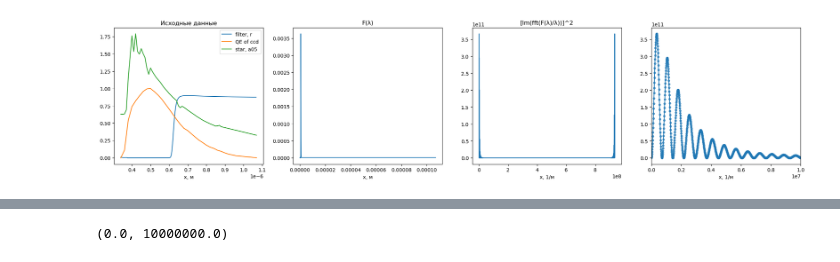
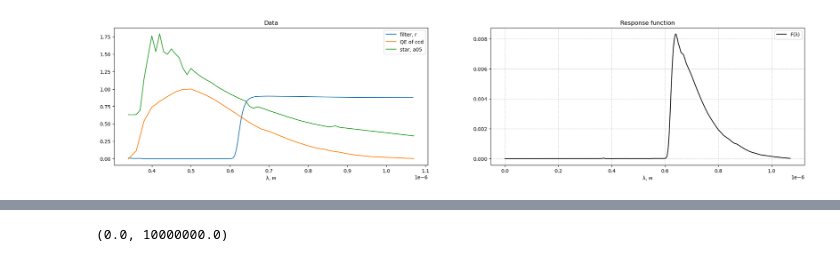
Before and after one commit to AntonMate/domecam, a Jupyter notebook: ResponseFunc.ipynb, the cells around one changed output, grey strips where cells are left out. Saved outputs shown, nothing was run; the diff lists cells and outputs as text; code cells hidden in the pictures.

```diff
--- a/ResponseFunc.ipynb
+++ b/ResponseFunc.ipynb
@@ -2,6 +2,7 @@
 import pandas as pd
 import numpy as np
 import matplotlib.pyplot as plt
+np.seterr(all="ignore")
 
 # --------------------- Spectral Responce --------------------------
 spectral_filter = pd.read_csv("KC19_d16t4_Safonov.csv", sep = ';')
@@ -30,86 +31,33 @@ Y3 = star['Y']
 
 # т.к. разбивка по осям отличается, нужно свести их к одной, потому что далее мы будем перемножать значения, чтобы
 # определить функцию спектрального отклика
-coeff = 100
+coeff = 1
 k = 1000*coeff
 max_lambda = tmp_max*coeff
-print('max lambda:', max_lambda, '[нм]')
-print('шаг по длине волны:', max_lambda/k, '[нм]')
-lambdas = np.linspace(0, max_lambda, k) * pow(10, -9) # [м]
+main_lambdas = np.linspace(0, max_lambda, k) * pow(10, -9) # [м]
 
-interpolate_df = np.interp(lambdas, X1, Y1)
-interpolate_ccd = np.interp(lambdas, X2, Y2)
-interpolate_a05 = np.interp(lambdas, X3, Y3)
+interpolate_df = np.interp(main_lambdas, X1, Y1)
+interpolate_ccd = np.interp(main_lambdas, X2, Y2)
+interpolate_a05 = np.interp(main_lambdas, X3, Y3)
 result = interpolate_df * interpolate_ccd * interpolate_a05
 
-result = result/np.sum(result) # нормировка функции спектрального отклика
+main_result = result/np.sum(result) # нормировка функции спектрального отклика
 
-# --------------------- Spectral Filter --------------------------
-
-delta_lambdas = (max_lambda / len(lambdas)) * pow(10, -9) # период дискредизации, шаг по частоте [м]
-omega_lambdas_scale = 1 / (delta_lambdas) # максимальное значение по частоте, [м^-1]
-print('max omega:', omega_lambdas_scale, '[м^-1]')
-res_fft = pow((np.imag(np.fft.fft(result/lambdas))), 2)
-
-z = 2000 # дистанция распространения, [м]
-nx = 512 # размер окна, [n_pix]
-D = 2.5 # диаметр телескопа, [м]
-D_pix = 228 # диаметр телескопа в пикселях, [n_pix]
-delta = D/D_pix # шаг субапертуры, период дискретизации (то, насколько одно значение отстает от следующего) [м]
-f_scale = 1/(delta*nx) # шаг по частоте, [м^-1]
-
-xx, yy = np.meshgrid(np.linspace(-nx//2, nx//2-1, nx), np.linspace(-nx//2, nx//2-1, nx))
-xx_scale = f_scale * xx
-yy_scale = f_scale * yy
-f_abs = np.sqrt(pow(xx_scale, 2) + pow(yy_scale, 2))
-
-omega = 0.5 * z * pow(f_abs, 2) # аргумент, шаг по частоте, [м^-1]
-omega = np.ravel(omega)
-omega_new = np.interp(omega, np.linspace(0, omega_lambdas_scale, k), res_fft)
-omega_new = np.resize(omega_new, (nx, nx))
-
-
-fig, (ax1, ax2, ax3, ax4) = plt.subplots(1, 4, figsize=(25, 5))
+fig, (ax1, ax2) = plt.subplots(1, 2, figsize=(25, 5))
 
 ax1.plot(X1, Y1, label = 'filter, r')
 ax1.plot(X2, Y2, label = 'QE of ccd')
 ax1.plot(X3, Y3, label = 'star, a05')
 ax1.legend()
-ax1.set_title('Исходные данные')
-ax1.set_xlabel('х, м')
+ax1.set_title('Data')
+ax1.set_xlabel('λ, м')
 
-ax2.plot(lambdas, result)
-ax2.set_title('F(λ)')
-ax2.set_xlabel('х, м')
+ax2.plot(main_lambdas, main_result, c='black', label='F(λ)')
+ax2.set_xlabel('λ, м')
+ax2.legend()
+ax2.set_title('Response function')
+ax2.grid(color = 'black', linestyle='--', alpha = 0.2)
 
-ax3.plot(np.linspace(0, omega_lambdas_scale, k), res_fft)
-ax3.set_title('[Im(fft(F(λ)/λ))]^2')
-ax3.set_xlabel('х, 1/м')
-
-ax4.scatter(np.linspace(0, omega_lambdas_scale, k), res_fft, alpha=0.7, s=15)
-ax4.plot(np.linspace(0, omega_lambdas_scale, k), res_fft)
-ax4.set_xlim(xmax = 0.1*pow(10, 8))
-ax4.set_xlim(xmin = 0*pow(10,8))
-ax4.set_xlabel('х, 1/м')
-
-
-fig, (ax1, ax2) = plt.subplots(1, 2, figsize=(20, 5))
-
-ax1.plot(lambdas, result, c='black', label='F(λ)')
-ax1.set_xlabel('λ, м')
-ax1.legend()
-ax1.grid(color = 'black', linestyle='--', alpha = 0.2)
-
-fig.colorbar(ax2.imshow(omega_new, cmap='gray'), ax=ax2)
-ax2.grid(False)
-x = np.round(pow(10, -9) * omega_lambdas_scale * np.linspace(-omega_new.shape[0]//2, omega_new.shape[0]//2, 5) / 256, 2)
-ax2.set_xticks(np.linspace(0, omega_new.shape[1], 5))
-ax2.set_yticks(np.linspace(0, omega_new.shape[0], 5))
-ax2.set_xticklabels(x)
-ax2.set_yticklabels(x)
-ax2.set_xlabel('x, 1/м * 1e9')
-ax2.set_ylabel('y, 1/м * 1e9')
-
-# fig.savefig('C:/astro/Response_func2.png', bbox_inches='tight')
-print('int F(λ):', np.sum(result))
+print('Wave length scale, nm:', max_lambda/k)
+print('sum F(λ):', np.sum(main_result))
 # %% [output]
@@ -120 +66 @@ int F(λ): 0.9999999999999993
-[figure, old version]
+[figure, new version]
```
Also changed, not shown: parts of 6 cells of this notebook.
